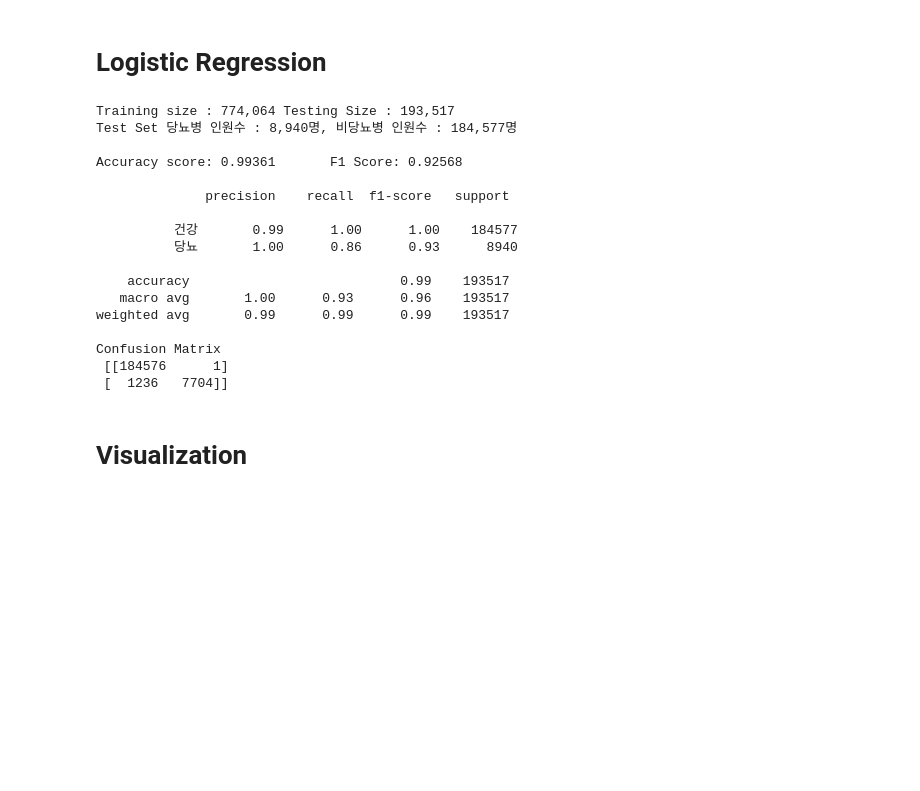
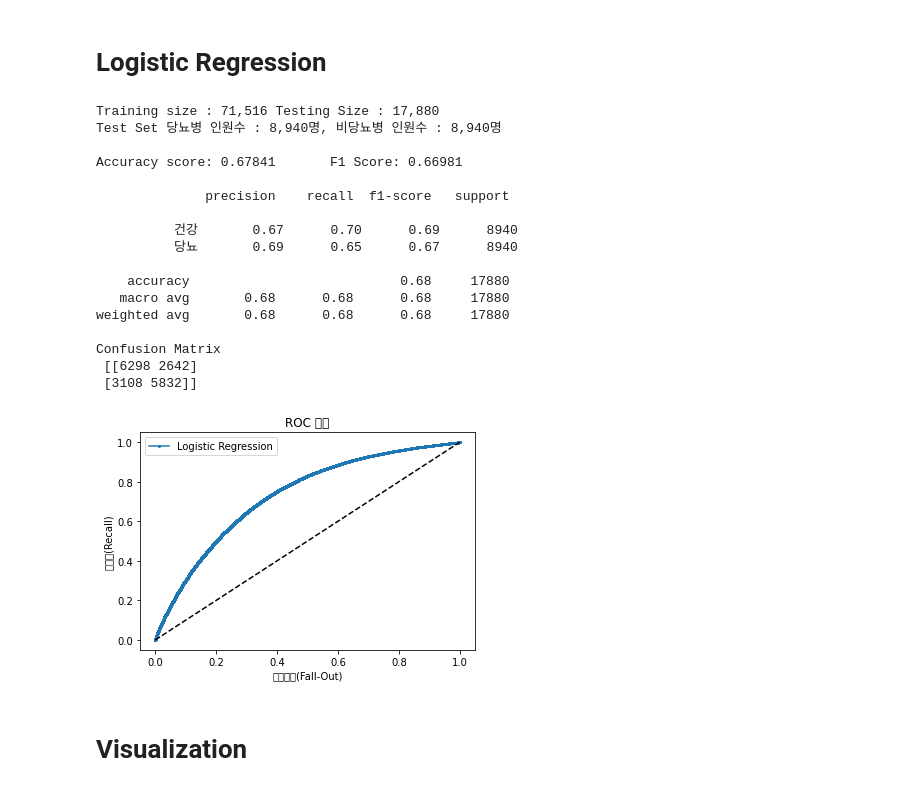
Before and after one commit to Yoonkeee/2021SS_DatabaseApplication, a Jupyter notebook: Diabetes Modeling.ipynb, the cells around one changed output. Cells and saved outputs as stored; diff of their text form; code cells hidden in the pictures; blank space fills up the shorter version.

Commit message:
Added Balance Size of Data

```diff
--- a/Diabetes Modeling.ipynb
+++ b/Diabetes Modeling.ipynb
@@ -349,7 +392,7 @@ class DiabetesModelingLR():
         self.testing_size = None
         self.SCALE = True
     def make_model(self, X=None, y=None, X_train=None, y_train=None,
-                   X_test=None, y_test=None, CV=False):
+                   X_test=None, y_test=None, CV=False, C=1e-3):
         if X is not None:
             self.X, self.y = X, y
             self.X_train, self.X_test, self.y_train, self.y_test = split_set(X, y)
@@ -364,20 +407,22 @@ class DiabetesModelingLR():
 
         self.training_size = len(self.X_train)
         self.testing_size = len(self.X_test)
-
         if CV:
-            self.clf = LogisticRegressionCV(cv=5, solver='saga', penalty='l2')
+            self.clf = LogisticRegressionCV(cv=CV, solver='saga', penalty='l1', n_jobs=-1, max_iter=5000)
+#             self.clf = LogisticRegressionCV(cv=CV, solver='saga', penalty='l2')
         else:
-            self.clf = LogisticRegression(C=1e-2, solver='saga', penalty='l2')
+            self.clf = LogisticRegression(C=C, solver='saga', penalty='l2', n_jobs=-1)
 
         self.clf.fit(self.X_train, self.y_train)
 
     def get_result(self):
         clf = self.clf
-        accuracy = round(accuracy_score(self.y_test, clf.predict(self.X_test)), 5)
+        f1score = round(f1_score(self.y_test, clf.predict(self.X_test)), 5)
+#         accuracy = round(accuracy_score(self.y_test, clf.predict(self.X_test)), 5)
         y_predict = clf.predict(self.X_test)
         clf_report = classification_report(self.y_test, y_predict, target_names=['건강','당뇨'])
-        return [accuracy, clf_report]
+        cm = confusion_matrix(self.y_test, y_predict)
+        return [f1score, clf_report, cm]
 
     def get_f1_score(self):
         clf = self.clf
@@ -399,25 +446,38 @@ class DiabetesModelingLR():
 # %%
 testmodel = DiabetesModelingLR()
-testmodel.make_model(X=data2017.X, y=data2017.y, CV=False)
+testmodel.make_model(X=data2017.X, y=data2017.y, CV=5)
+# clear_output()
 testmodel.show_result()
 # %% [output]
-Training size : 774,064 Testing Size : 193,517
-Test Set 당뇨병 인원수 : 8,940명, 비당뇨병 인원수 : 184,577명
+Training size : 71,516 Testing Size : 17,880
+Test Set 당뇨병 인원수 : 8,940명, 비당뇨병 인원수 : 8,940명
 
-Accuracy score: 0.99361       F1 Score: 0.92568
+Accuracy score: 0.67841       F1 Score: 0.66981
 
               precision    recall  f1-score   support
 
-          건강       0.99      1.00      1.00    184577
-          당뇨       1.00      0.86      0.93      8940
+          건강       0.67      0.70      0.69      8940
+          당뇨       0.69      0.65      0.67      8940
 
-    accuracy                           0.99    193517
-   macro avg       1.00      0.93      0.96    193517
-weighted avg       0.99      0.99      0.99    193517
+    accuracy                           0.68     17880
+   macro avg       0.68      0.68      0.68     17880
+weighted avg       0.68      0.68      0.68     17880
 
 Confusion Matrix
- [[184576      1]
- [  1236   7704]]
+ [[6298 2642]
+ [3108 5832]]
+# %%
+fpr1, tpr1, thresholds1 = roc_curve(testy, testmodel.clf.decision_function(testX))
+
+plt.plot(fpr1, tpr1, 'o-', ms=2, label="Logistic Regression")
+plt.legend()
+plt.plot([0, 1], [0, 1], 'k--', label="random guess")
+plt.xlabel('위양성률(Fall-Out)')
+plt.ylabel('재현률(Recall)')
+plt.title('ROC 커브')
+plt.show()
+# %% [output]
+[figure, added]
 # %% [markdown]
 # Visualization
 # %%
```
Also changed, not shown: parts of 21 cells of this notebook.
